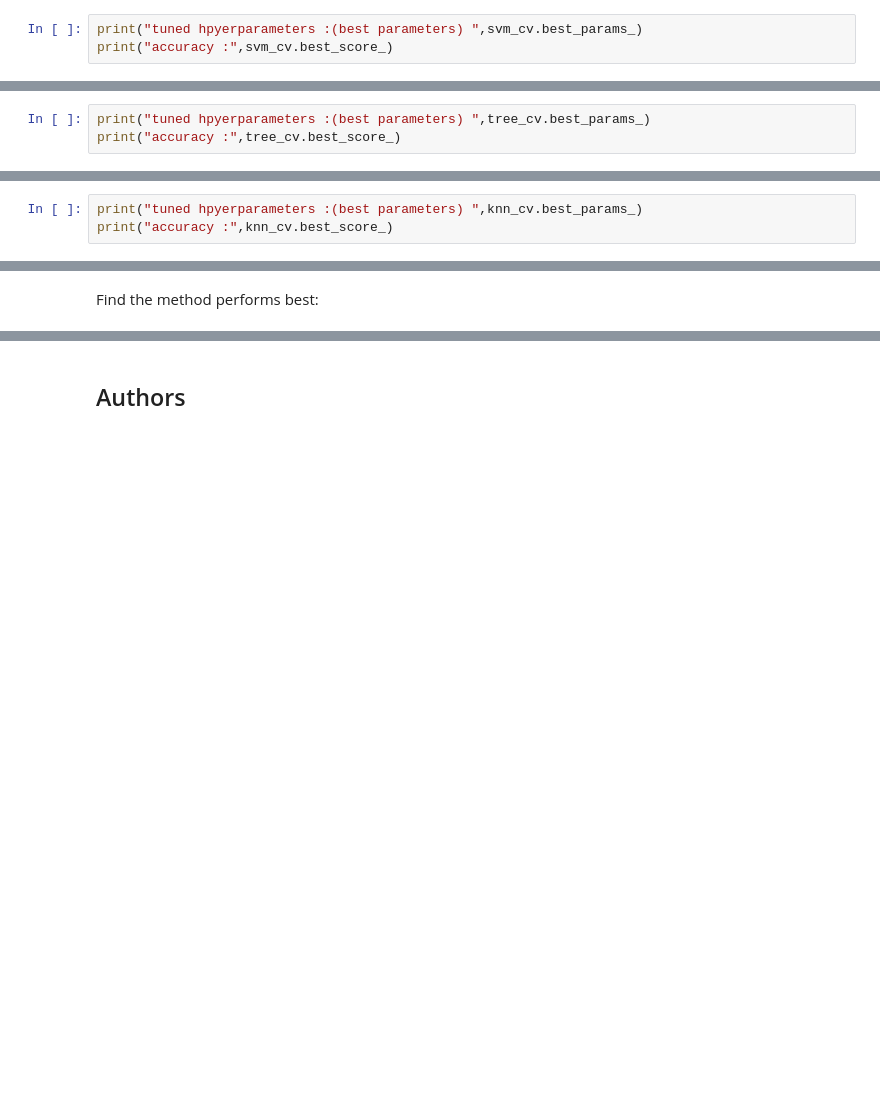
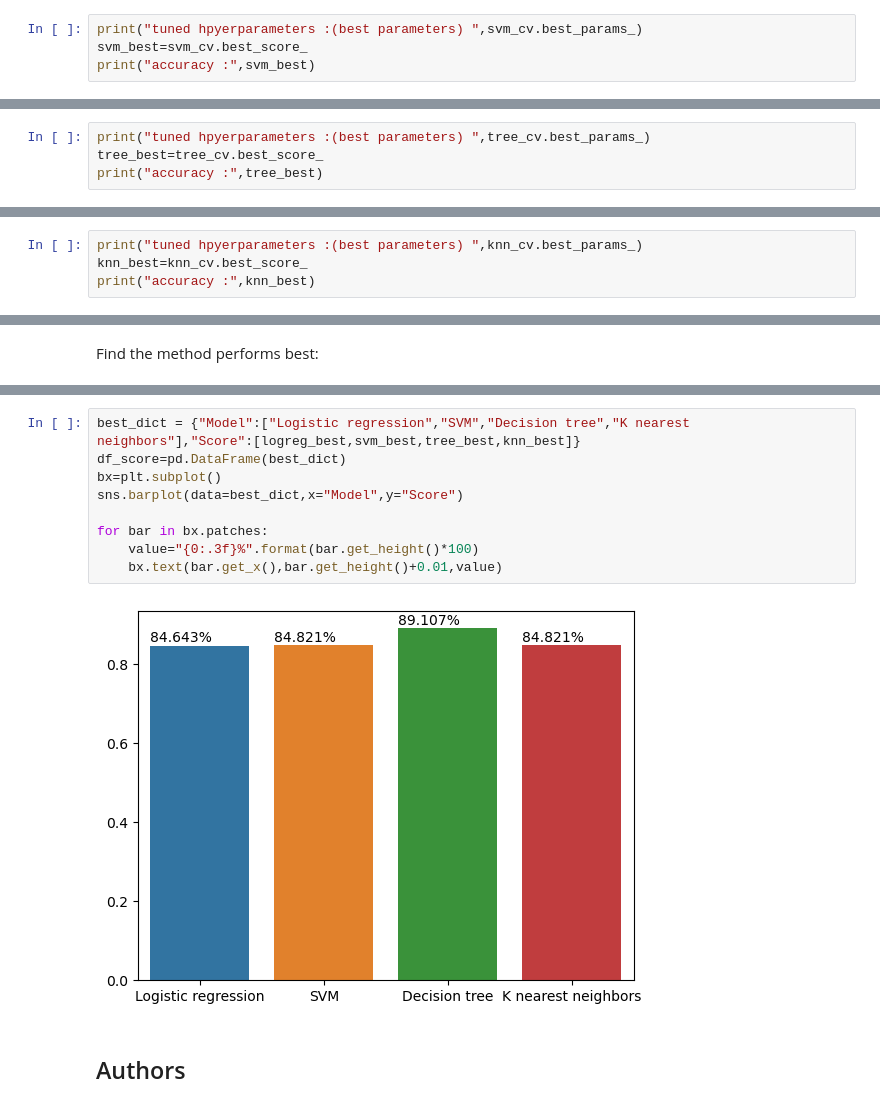
Before and after one commit to AlexandreLR/CapstoneProjet, a Jupyter notebook: Machine learning prediction lab.ipynb, the cells around one changed output, grey strips where cells are left out. Cells and saved outputs as stored; diff of their text form; blank space fills up the shorter version.

```diff
--- a/Machine learning prediction lab.ipynb
+++ b/Machine learning prediction lab.ipynb
@@ -212,7 +214,8 @@ GridSearchCV(cv=10, estimator=SVC(),
                          'kernel': ('linear', 'rbf', 'poly', 'rbf', 'sigmoid')})
 # %%
 print("tuned hpyerparameters :(best parameters) ",svm_cv.best_params_)
-print("accuracy :",svm_cv.best_score_)
+svm_best=svm_cv.best_score_
+print("accuracy :",svm_best)
 # %% [output]
 tuned hpyerparameters :(best parameters)  {'C': 1.0, 'gamma': 0.03162277660168379, 'kernel': 'sigmoid'}
 accuracy : 0.8482142857142856
@@ -257,5 +261,6 @@ GridSearchCV(cv=10, estimator=DecisionTreeClassifier(),
                          'splitter': ['best', 'random']})
 # %%
 print("tuned hpyerparameters :(best parameters) ",tree_cv.best_params_)
-print("accuracy :",tree_cv.best_score_)
+tree_best=tree_cv.best_score_
+print("accuracy :",tree_best)
 # %% [output]
@@ -296,7 +302,8 @@ GridSearchCV(cv=10, estimator=KNeighborsClassifier(),
                          'p': [1, 2]})
 # %%
 print("tuned hpyerparameters :(best parameters) ",knn_cv.best_params_)
-print("accuracy :",knn_cv.best_score_)
+knn_best=knn_cv.best_score_
+print("accuracy :",knn_best)
 # %% [output]
 tuned hpyerparameters :(best parameters)  {'algorithm': 'auto', 'n_neighbors': 10, 'p': 1}
 accuracy : 0.8482142857142858
@@ -322,3 +341,14 @@ Find the method performs best:
+# %%
+best_dict = {"Model":["Logistic regression","SVM","Decision tree","K nearest neighbors"],"Score":[logreg_best,svm_best,tree_best,knn_best]}
+df_score=pd.DataFrame(best_dict)
+bx=plt.subplot()
+sns.barplot(data=best_dict,x="Model",y="Score")
+
+for bar in bx.patches:
+    value="{0:.3f}%".format(bar.get_height()*100)
+    bx.text(bar.get_x(),bar.get_height()+0.01,value)
+# %% [output]
+[figure, added]
 # %% [markdown]
 ## Authors
 # %% [markdown]
```
Also changed, not shown: parts of 7 cells of this notebook.
